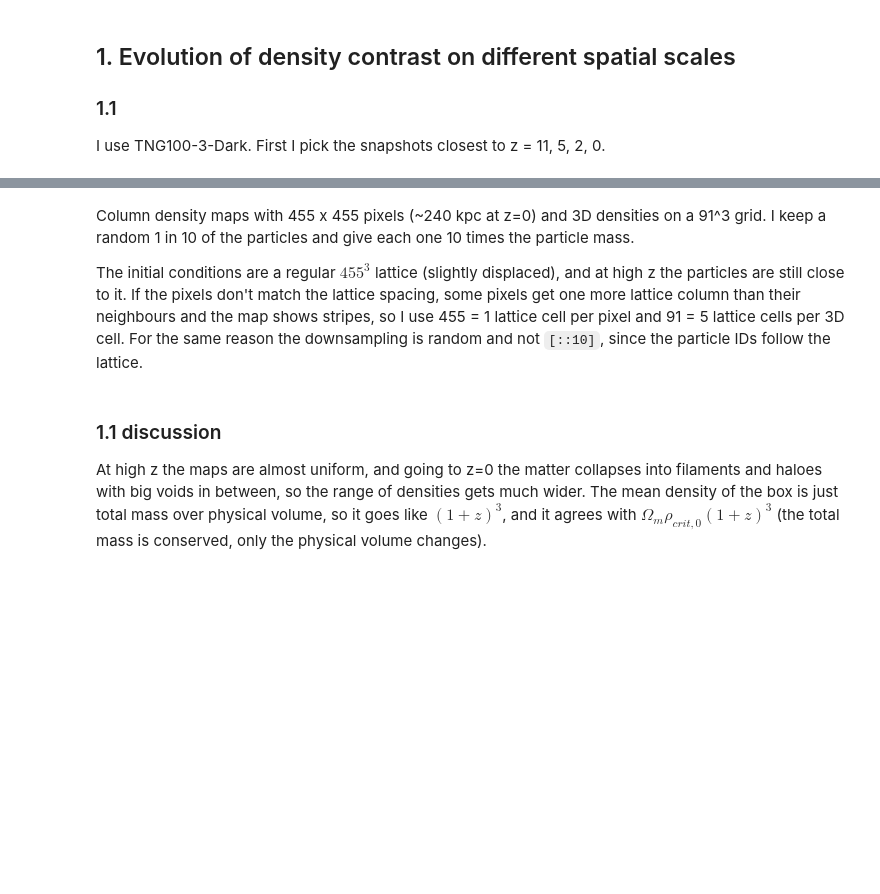
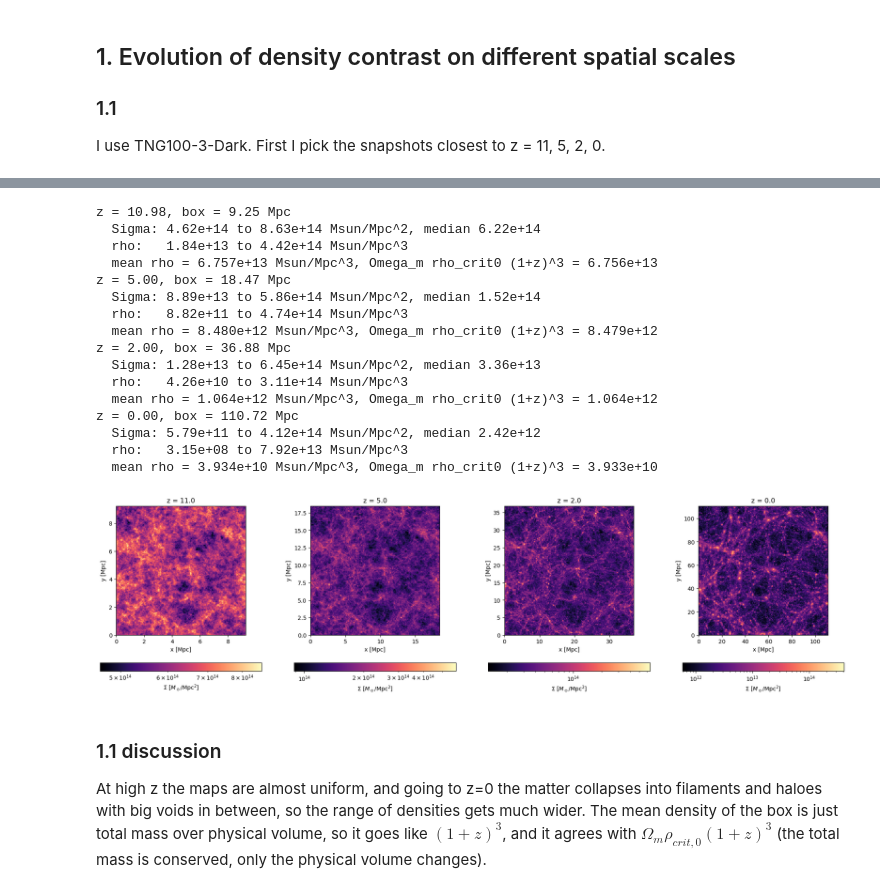
Before and after one commit to 2003cy/cosmology_block_course, a Jupyter notebook: ProblemSheet3_YangCheng.ipynb, the cells around one changed output, grey strips where cells are left out. Drawn from its saved outputs; the diff is of its cells as text; code cells hidden in the pictures; blank space fills up the shorter version.

```diff
--- a/ProblemSheet3_YangCheng.ipynb
+++ b/ProblemSheet3_YangCheng.ipynb
@@ -31,44 +37,57 @@ print(f'Particle mass: {dm_mass:.3e} Msun')
-# %% [markdown]
-Column density maps with 455 x 455 pixels (~240 kpc at z=0) and 3D densities on a 91^3 grid. I keep a random 1 in 10 of the particles and give each one 10 times the particle mass.
-
-The initial conditions are a regular $455^3$ lattice (slightly displaced), and at high z the particles are still close to it. If the pixels don't match the lattice spacing, some pixels get one more lattice column than their neighbours and the map shows stripes, so I use 455 = 1 lattice cell per pixel and 91 = 5 lattice cells per 3D cell. For the same reason the downsampling is random and not `[::10]`, since the particle IDs follow the lattice.
 # %%
-n_downsample = 10
-nbins_2d = 455
+#I manually set 2d hist bins of 256
+nbins_2d = 256
 nbins_3d = 91
 rho_crit0 = 2.775e11 * h**2                        # Msun/Mpc^3
-rng = np.random.default_rng(0)
 
-fig, axes = plt.subplots(1, len(snaps), figsize=(24, 5))
+
+mean_rho_2d = []
+mean_rho_3d = []
+fig, axes = plt.subplots(1, len(snaps), figsize=(24, 6))
 for ax, snap in zip(axes, snaps):
     header = il.groupcat.loadHeader(basePath, snap)
     a = header['Time']
     z = header['Redshift']
     box = header['BoxSize'] * a / h / 1000         # Mpc
 
-    Coordinates = il.snapshot.loadSubset(basePath, snap, partType=1, fields=['Coordinates'])
-    nparticles = len(Coordinates)
-    Coordinates = Coordinates[rng.random(nparticles) < 1 / n_downsample] * a / h / 1000     # Mpc
-    mass = dm_mass * n_downsample
+    Coordinates = il.snapshot.loadSubset(basePath, snap, partType=1, fields=['Coordinates']) * a / h / 1000
 
     pixel_area = (box / nbins_2d)**2
-    weights = np.full(len(Coordinates), mass / pixel_area)
+    weights = np.full(len(Coordinates), dm_mass / pixel_area)
     Sigma, xedges, yedges, image = ax.hist2d(x=Coordinates[:, 0], y=Coordinates[:, 1], weights=weights,
         bins=nbins_2d, range=[[0, box], [0, box]], norm=mpl.colors.LogNorm(), cmap='magma')
     ax.set(xlabel='x [Mpc]', ylabel='y [Mpc]', title=f'z = {z:.1f}')
     ax.set_aspect('equal')
-    fig.colorbar(image, ax=ax, label=r'$\Sigma$ [$M_\odot$/Mpc$^2$]')
+    fig.colorbar(image, ax=ax, label=r'$\Sigma$ [$M_\odot$/Mpc$^2$]', location='bottom')
 
     counts = binned_statistic_dd(Coordinates, np.arange(len(Coordinates)), bins=nbins_3d,
         range=[[0, box]] * 3, statistic='count')[0]
-    rho = counts * mass / (box / nbins_3d)**3
-    rho_avg = nparticles * dm_mass / box**3
+    rho = counts * dm_mass / (box / nbins_3d)**3
+    rho_avg = len(Coordinates) * dm_mass / box**3
 
     print(f'z = {z:.2f}, box = {box:.2f} Mpc')
     print(f'  Sigma: {Sigma[Sigma > 0].min():.2e} to {Sigma.max():.2e} Msun/Mpc^2, median {np.median(Sigma):.2e}')
     print(f'  rho:   {rho[rho > 0].min():.2e} to {rho.max():.2e} Msun/Mpc^3')
     print(f'  mean rho = {rho_avg:.3e} Msun/Mpc^3, Omega_m rho_crit0 (1+z)^3 = {header["Omega0"] * rho_crit0 * (1 + z)**3:.3e}')
 plt.show()
+# %% [output]
+z = 10.98, box = 9.25 Mpc
+  Sigma: 4.62e+14 to 8.63e+14 Msun/Mpc^2, median 6.22e+14
+  rho:   1.84e+13 to 4.42e+14 Msun/Mpc^3
+  mean rho = 6.757e+13 Msun/Mpc^3, Omega_m rho_crit0 (1+z)^3 = 6.756e+13
+z = 5.00, box = 18.47 Mpc
+  Sigma: 8.89e+13 to 5.86e+14 Msun/Mpc^2, median 1.52e+14
+  rho:   8.82e+11 to 4.74e+14 Msun/Mpc^3
+  mean rho = 8.480e+12 Msun/Mpc^3, Omega_m rho_crit0 (1+z)^3 = 8.479e+12
+z = 2.00, box = 36.88 Mpc
+  Sigma: 1.28e+13 to 6.45e+14 Msun/Mpc^2, median 3.36e+13
+  rho:   4.26e+10 to 3.11e+14 Msun/Mpc^3
+  mean rho = 1.064e+12 Msun/Mpc^3, Omega_m rho_crit0 (1+z)^3 = 1.064e+12
+z = 0.00, box = 110.72 Mpc
+  Sigma: 5.79e+11 to 4.12e+14 Msun/Mpc^2, median 2.42e+12
+  rho:   3.15e+08 to 7.92e+13 Msun/Mpc^3
+  mean rho = 3.934e+10 Msun/Mpc^3, Omega_m rho_crit0 (1+z)^3 = 3.933e+10
+[figure, added]
 # %% [markdown]
 ### 1.1 discussion
 
```
Also changed, not shown: parts of 1 cell of this notebook.
